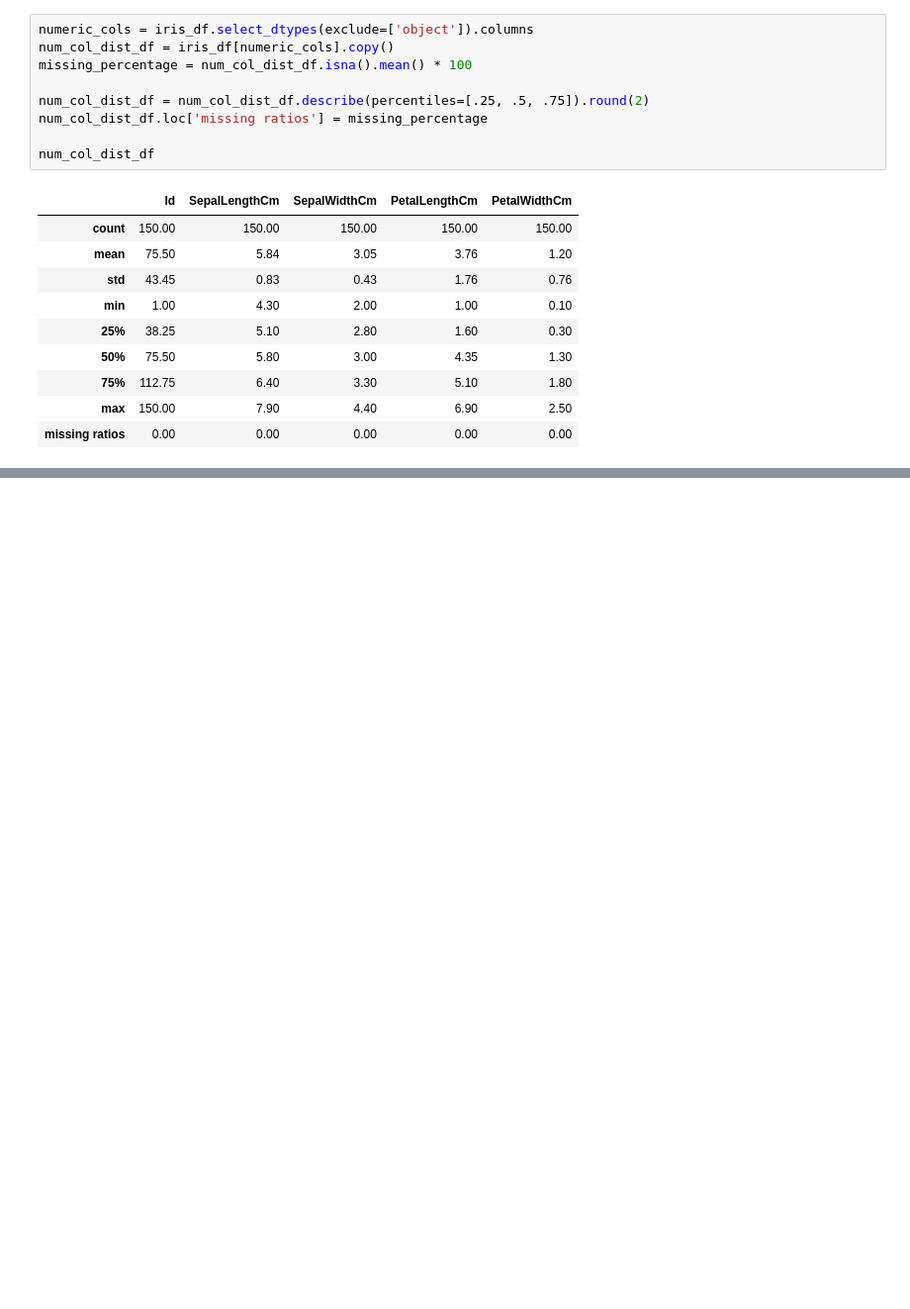
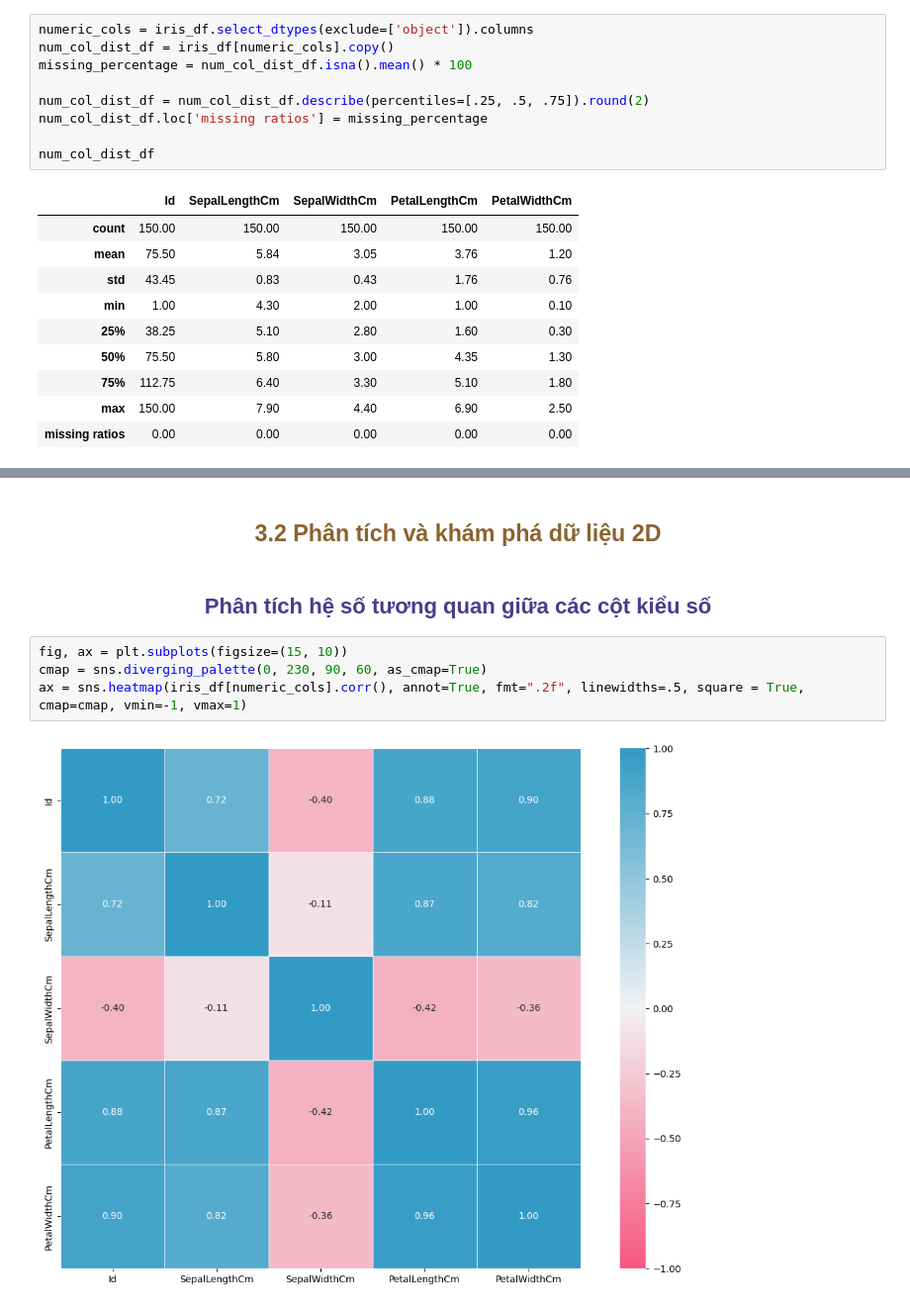
Before and after one commit to kolee1902/Data_Visualization_Lab03-Iris, a Jupyter notebook: Iris.ipynb, the cells around one changed output, grey strips where cells are left out. Shown at 99% size. Saved outputs shown, nothing was run; the diff lists cells and outputs as text; blank space fills up the shorter version.

```diff
--- a/Iris.ipynb
+++ b/Iris.ipynb
@@ -214,0 +448,12 @@ num_col_dist_df
+# %% [markdown]
+<a class = "anchor" id = "3.2"></a>
+## **<span style="color:#8b632f;font-family: Calibri;"><center>3.2 Phân tích và khám phá dữ liệu 2D</center></span>**
+# %% [markdown]
+<a class = "anchor" id = "3.2.a"></a>
+### **<span style="color:	#483d8b;font-family: Calibri;font-size: 1.15em"><center> Phân tích hệ số tương quan giữa các cột kiểu số</center></span>**
+# %%
+fig, ax = plt.subplots(figsize=(15, 10))
+cmap = sns.diverging_palette(0, 230, 90, 60, as_cmap=True)
+ax = sns.heatmap(iris_df[numeric_cols].corr(), annot=True, fmt=".2f", linewidths=.5, square = True, cmap=cmap, vmin=-1, vmax=1)
+# %% [output]
+[figure, added]
```
Also changed, not shown: parts of 118 cells of this notebook, 1 other file.
